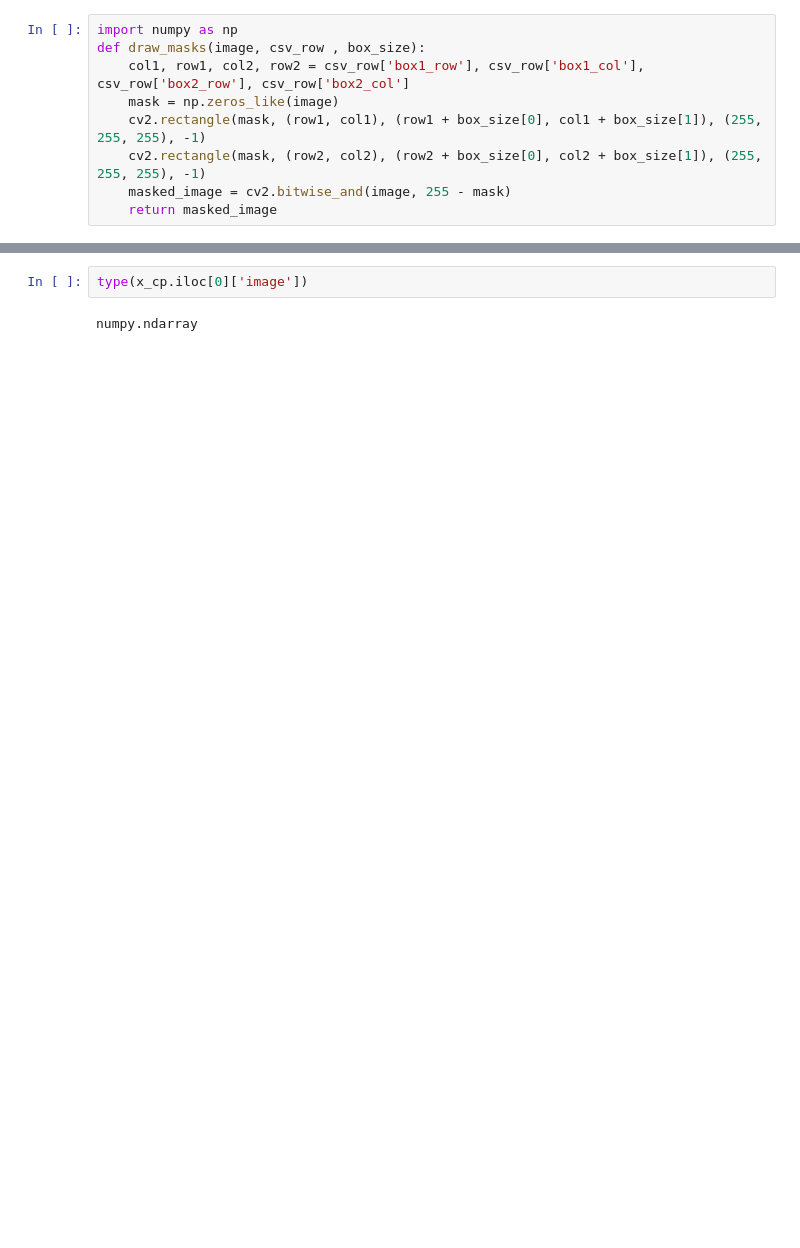
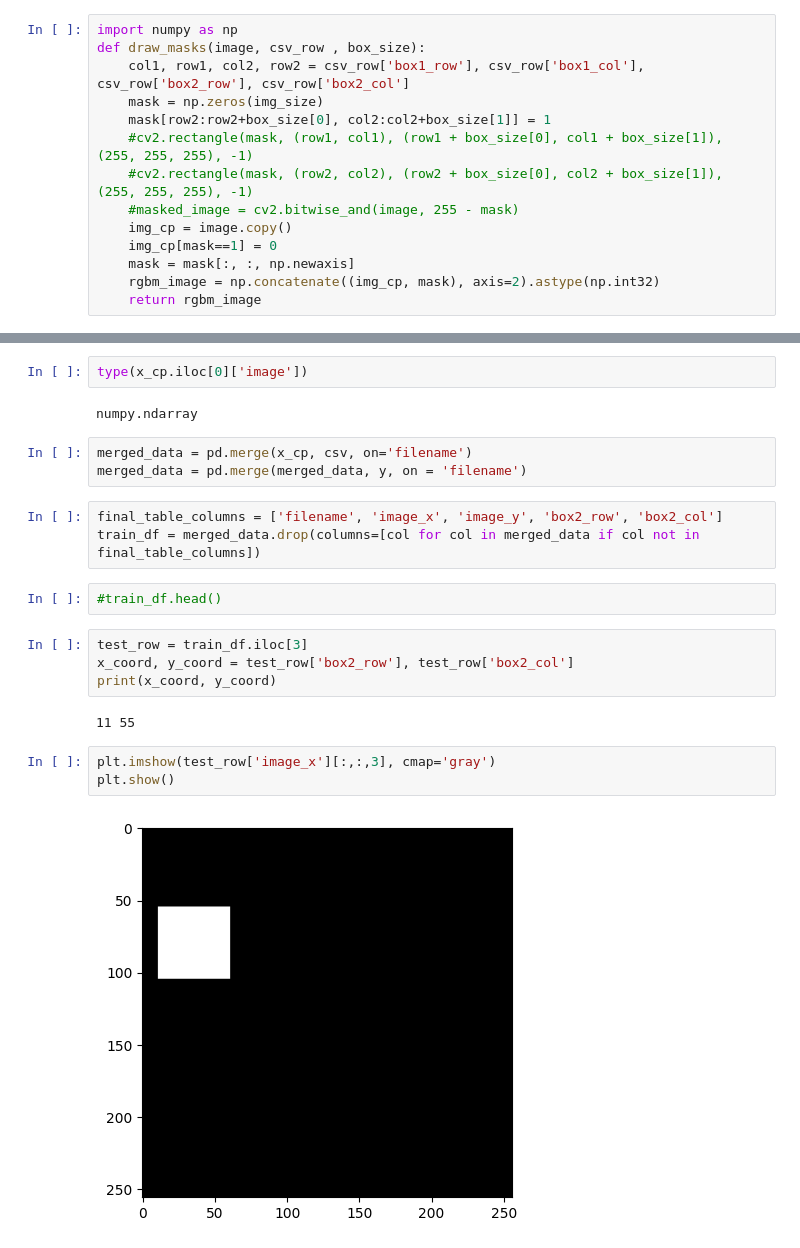
Before and after one commit to BoKna031/Image_inpainting, a Jupyter notebook: Image_inpainting.ipynb, the cells around one changed output, grey strips where cells are left out. Drawn from its saved outputs; the diff is of its cells as text; blank space fills up the shorter version.

Commit message:
prepared data and cnn model

```diff
--- a/Image_inpainting.ipynb
+++ b/Image_inpainting.ipynb
@@ -132,8 +146,13 @@ x_cp = y.copy(deep=True)
 import numpy as np
 def draw_masks(image, csv_row , box_size):
     col1, row1, col2, row2 = csv_row['box1_row'], csv_row['box1_col'], csv_row['box2_row'], csv_row['box2_col']
-    mask = np.zeros_like(image)
-    cv2.rectangle(mask, (row1, col1), (row1 + box_size[0], col1 + box_size[1]), (255, 255, 255), -1)
-    cv2.rectangle(mask, (row2, col2), (row2 + box_size[0], col2 + box_size[1]), (255, 255, 255), -1)
-    masked_image = cv2.bitwise_and(image, 255 - mask)
-    return masked_image
+    mask = np.zeros(img_size)
+    mask[row2:row2+box_size[0], col2:col2+box_size[1]] = 1
+    #cv2.rectangle(mask, (row1, col1), (row1 + box_size[0], col1 + box_size[1]), (255, 255, 255), -1)
+    #cv2.rectangle(mask, (row2, col2), (row2 + box_size[0], col2 + box_size[1]), (255, 255, 255), -1)
+    #masked_image = cv2.bitwise_and(image, 255 - mask)
+    img_cp = image.copy()
+    img_cp[mask==1] = 0
+    mask = mask[:, :, np.newaxis]
+    rgbm_image = np.concatenate((img_cp, mask), axis=2).astype(np.int32)
+    return rgbm_image
@@ -247,3 +162,22 @@ merged_df.head()
 type(x_cp.iloc[0]['image'])
 # %% [output]
 numpy.ndarray
+# %%
+merged_data = pd.merge(x_cp, csv, on='filename')
+merged_data = pd.merge(merged_data, y, on = 'filename')
+# %%
+final_table_columns = ['filename', 'image_x', 'image_y', 'box2_row', 'box2_col']
+train_df = merged_data.drop(columns=[col for col in merged_data if col not in final_table_columns])
+# %%
+#train_df.head()
+# %%
+test_row = train_df.iloc[3]
+x_coord, y_coord = test_row['box2_row'], test_row['box2_col']
+print(x_coord, y_coord)
+# %% [output]
+11 55
+# %%
+plt.imshow(test_row['image_x'][:,:,3], cmap='gray')
+plt.show()
+# %% [output]
+[figure, added]
```
Also changed, not shown: parts of 28 cells of this notebook.
